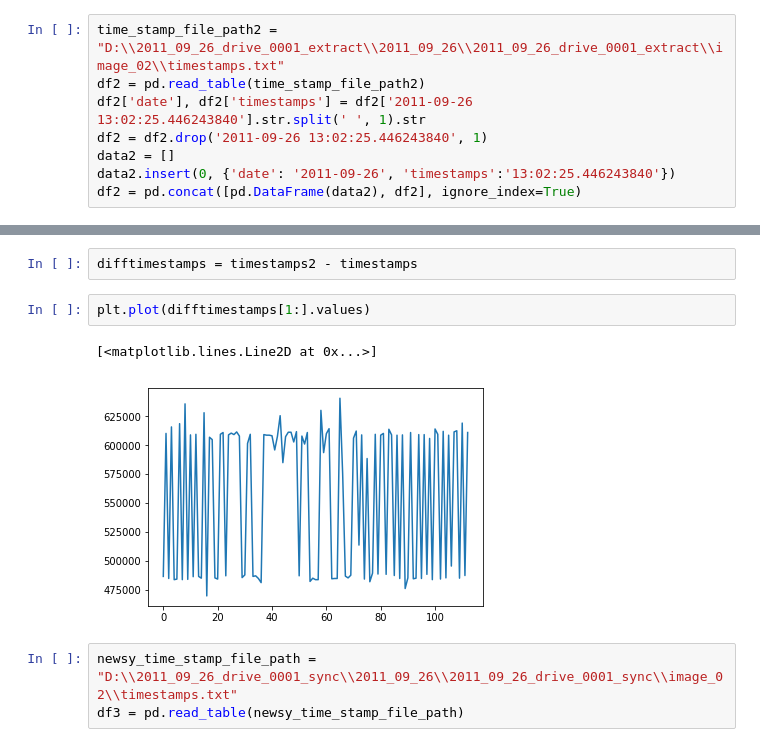
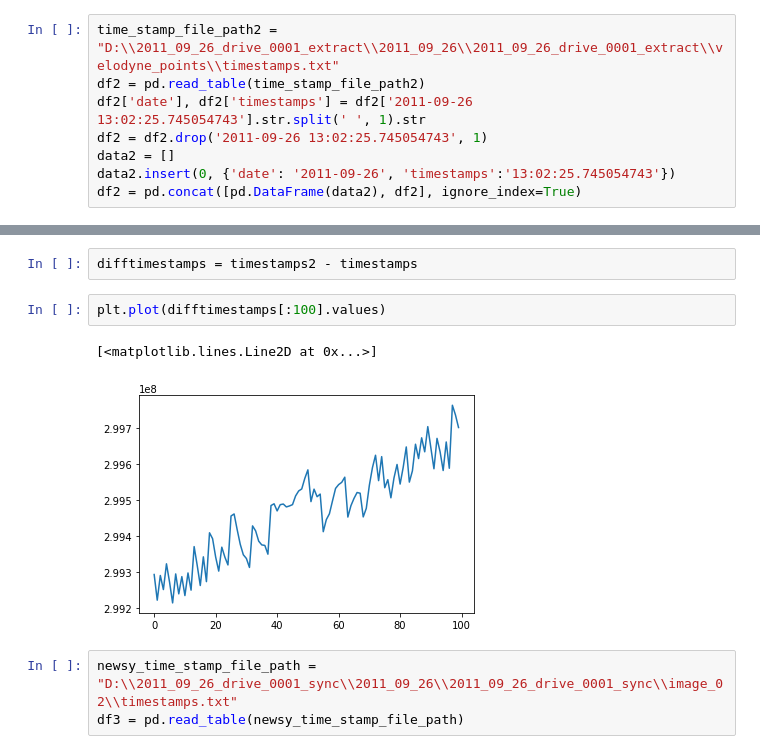
Before and after one commit to AnkilP/PTP_sim, a Jupyter notebook: Sidebyside.ipynb, the cells around one changed output, grey strips where cells are left out. Saved outputs shown, nothing was run; the diff lists cells and outputs as text.

```diff
--- a/Sidebyside.ipynb
+++ b/Sidebyside.ipynb
@@ -96,20 +100,20 @@ timestamps = pd.to_timedelta(df['timestamps'], unit = 's')
 # %%
-time_stamp_file_path2 = "D:\\2011_09_26_drive_0001_extract\\2011_09_26\\2011_09_26_drive_0001_extract\\image_02\\timestamps.txt"
+time_stamp_file_path2 = "D:\\2011_09_26_drive_0001_extract\\2011_09_26\\2011_09_26_drive_0001_extract\\velodyne_points\\timestamps.txt"
 df2 = pd.read_table(time_stamp_file_path2)
-df2['date'], df2['timestamps'] = df2['2011-09-26 13:02:25.446243840'].str.split(' ', 1).str
-df2 = df2.drop('2011-09-26 13:02:25.446243840', 1)
+df2['date'], df2['timestamps'] = df2['2011-09-26 13:02:25.745054743'].str.split(' ', 1).str
+df2 = df2.drop('2011-09-26 13:02:25.745054743', 1)
 data2 = []
-data2.insert(0, {'date': '2011-09-26', 'timestamps':'13:02:25.446243840'})
+data2.insert(0, {'date': '2011-09-26', 'timestamps':'13:02:25.745054743'})
 df2 = pd.concat([pd.DataFrame(data2), df2], ignore_index=True)
 # %%
 timestamps2 = pd.to_timedelta(df2['timestamps'], unit = 's')
 # %%
 difftimestamps = timestamps2 - timestamps
 # %%
-plt.plot(difftimestamps[1:].values)
+plt.plot(difftimestamps[:100].values)
 # %% [output]
 [<matplotlib.lines.Line2D at 0x...>]
-[figure, old version]
+[figure, new version]
 # %%
 newsy_time_stamp_file_path = "D:\\2011_09_26_drive_0001_sync\\2011_09_26\\2011_09_26_drive_0001_sync\\image_02\\timestamps.txt"
 df3 = pd.read_table(newsy_time_stamp_file_path)
```
Also changed, not shown: parts of 6 cells of this notebook, 2 other files.
